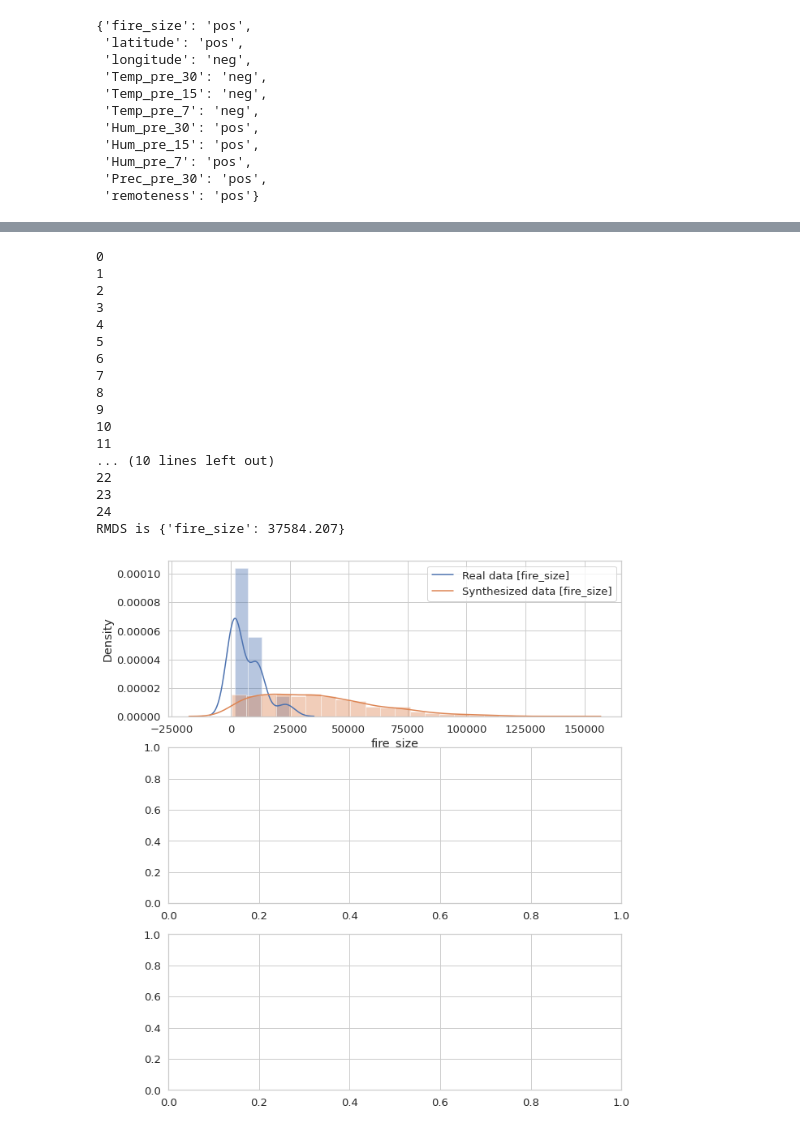
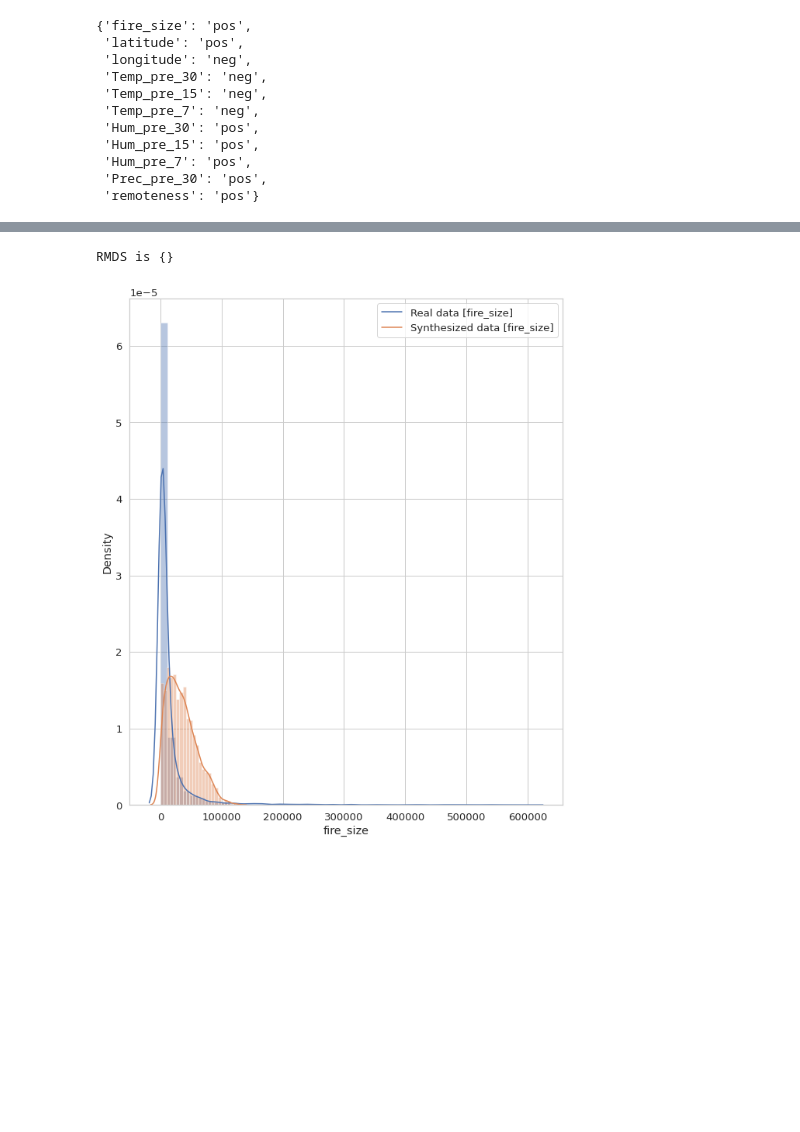
Before and after one commit to PatrykStronski/MultivariateAnalysis_Task3, a Jupyter notebook: fire_size_prediction.ipynb, the cells around one changed output, grey strips where cells are left out. Drawn from its saved outputs; the diff is of its cells as text; code cells hidden in the pictures; blank space fills up the shorter version.

```diff
--- a/fire_size_prediction.ipynb
+++ b/fire_size_prediction.ipynb
@@ -279,37 +268,21 @@ ValueError: Found array with 0 sample(s) (shape=(0,)) while a minimum of 1 is re
 # %%
 
 answ_evok2 =  calculate_acc(bayes_evok2, df_val, ['fire_size'], 'simple')
 
-synth_df_corr = generate_synthetics(bayes_evok2, nodes_sign, 'simple', 1200)
+synth_data_evok2 = generate_synthetics(bayes_evok2, nodes_sign, 'simple', 2000)
 
 print(f'RMDS is {answ_evok2[1]}')
 
 sns.set(style      = 'whitegrid',
         font_scale = 1.2,
         rc         = {'figure.figsize':(30, 10)})
 
-fix, ax = plt.subplots(3, 1, figsize=(10, 12))
+fix, ax = plt.subplots(1, 1, figsize=(10, 12))
 
-sns.distplot(df_val['fire_size'], ax=ax[0])
-sns.distplot(synth_df_corr['fire_size'], ax=ax[0])
-ax[0].legend(['Real data [fire_size]', 'Synthesized data [fire_size]'])
+sns.distplot(df_bayes['fire_size'], ax=ax)
+sns.distplot(synth_data_evok2['fire_size'], ax=ax)
+ax.legend(['Real data [fire_size]', 'Synthesized data [fire_size]'])
 plt.show()
 # %% [output]
-0
-1
-2
-3
-4
-5
-6
-7
-8
-9
-10
-11
-... (10 lines left out)
-22
-23
-24
-RMDS is {'fire_size': 37584.207}
+RMDS is {}
-[figure, old version]
+[figure, new version]
```
Also changed, not shown: parts of 7 cells of this notebook, 17 other files.
